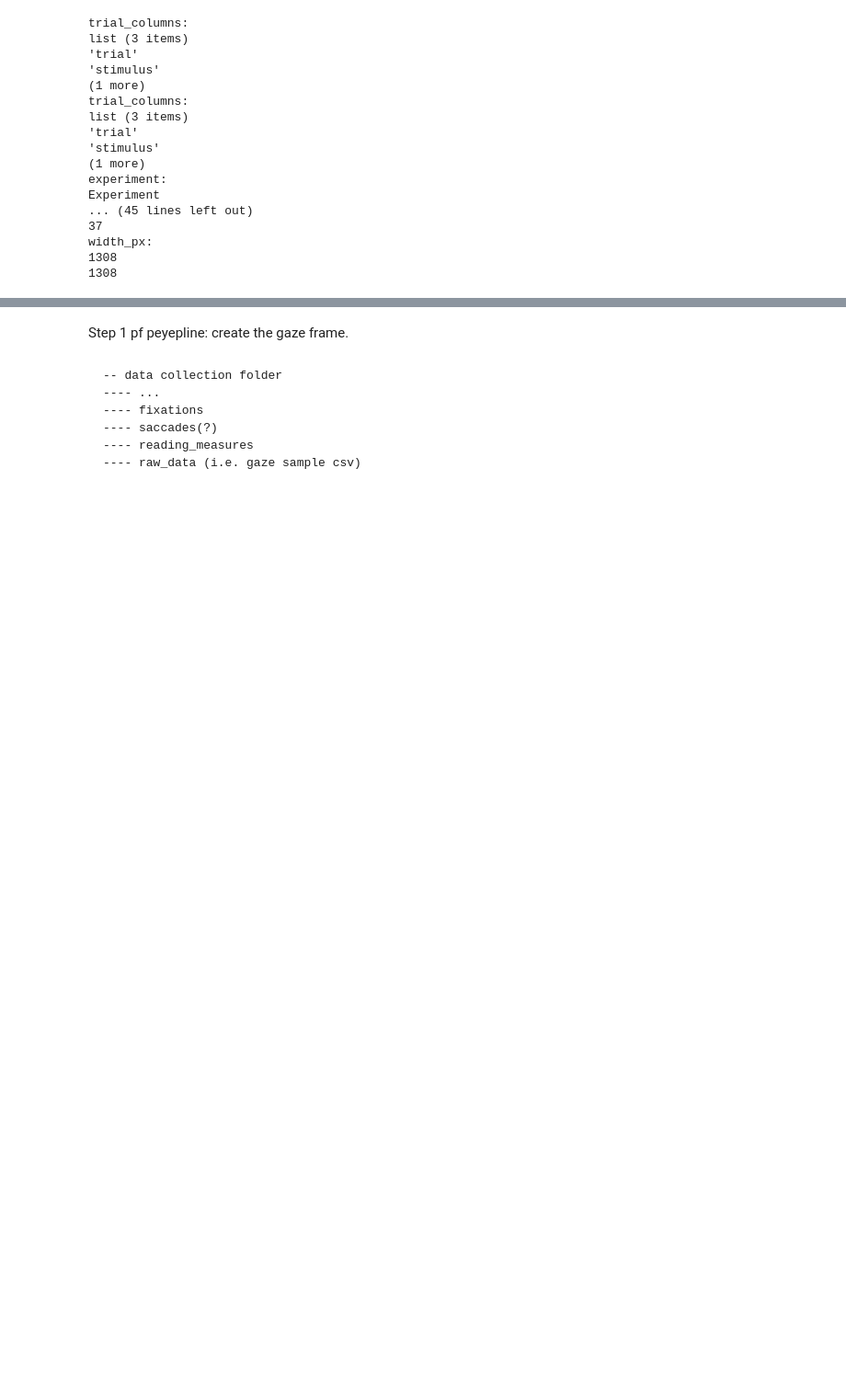
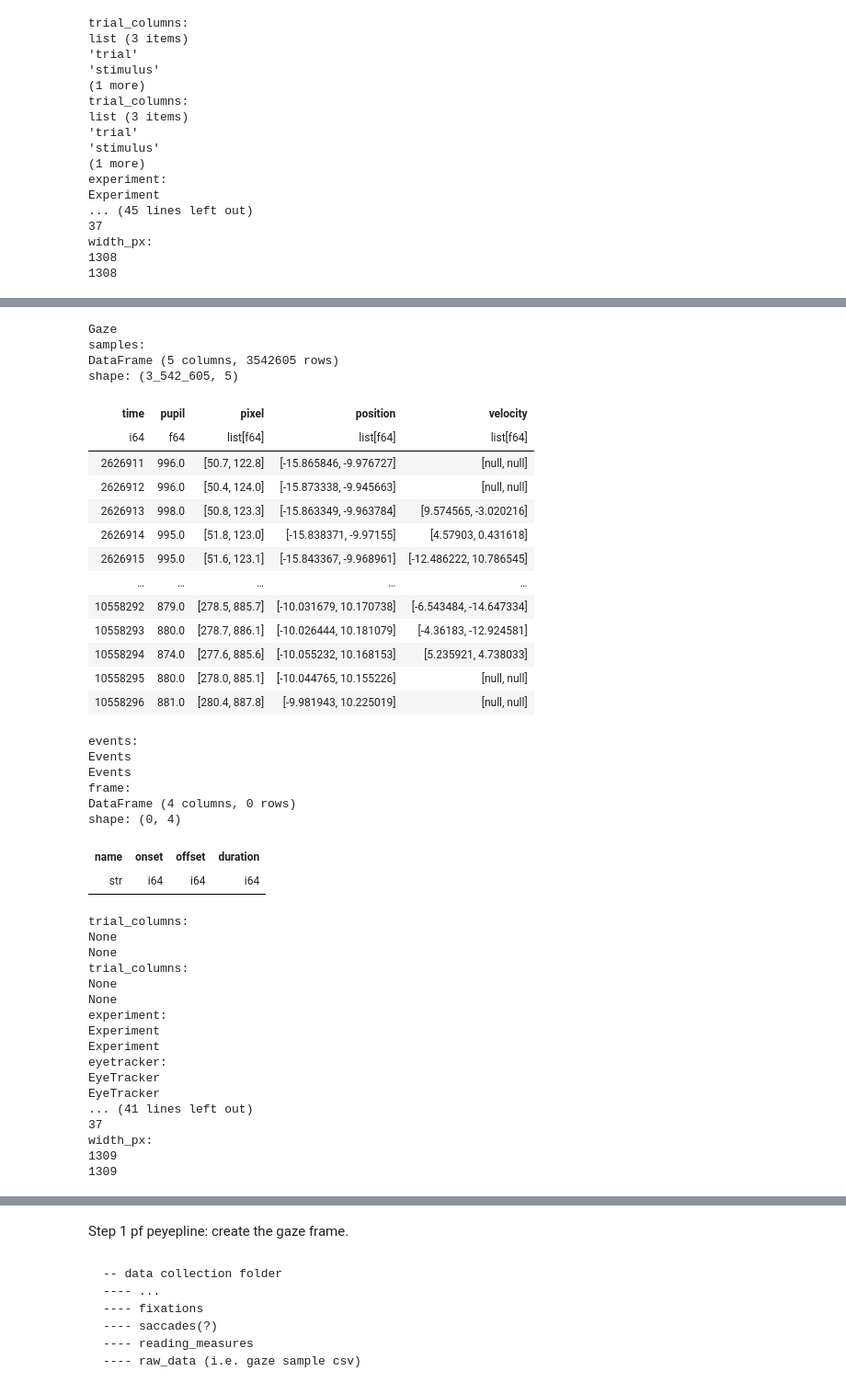
Before and after one commit to MultiplEYE-COST/multipleye-preprocessing, a Jupyter notebook: preprocessing-AS.ipynb, the cells around one changed output, grey strips where cells are left out. Shown at 92% size. Cells and saved outputs as stored; diff of their text form; code cells hidden in the pictures; blank space fills up the shorter version.

Commit message:
created gaze frame from asc; computed fixations

```diff
--- a/preprocessing-AS.ipynb
+++ b/preprocessing-AS.ipynb
@@ -194,0 +133,15 @@ gazeObject
+# %%
+def load_session_gaze(session):
+    gaze = from_asc(
+        file=session['asc_path'],
+        events=True
+    )
+    return gaze
+
+gaze = load_session_gaze(sessions[0])
+
+# Set screen parameters for degrees of visual angle conversion
+# a must-have in order to convert pixels to degrees of visual angle
+gaze.experiment.screen.distance_cm = 60
+gaze.experiment.screen.height_cm = 28
+gaze.experiment.screen.width_cm = 37
@@ -194,0 +208,45 @@ gazeObject
+# %%
+gaze
+# %% [output]
+Gaze
+samples:
+DataFrame (5 columns, 3542605 rows)
+shape: (3_542_605, 5)
+| time | pupil | pixel | position | velocity |
+| i64 | f64 | list[f64] | list[f64] | list[f64] |
+| 2626911 | 996.0 | [50.7, 122.8] | [-15.865846, -9.976727] | [null, null] |
+| 2626912 | 996.0 | [50.4, 124.0] | [-15.873338, -9.945663] | [null, null] |
+| 2626913 | 998.0 | [50.8, 123.3] | [-15.863349, -9.963784] | [9.574565, -3.020216] |
+| 2626914 | 995.0 | [51.8, 123.0] | [-15.838371, -9.97155] | [4.57903, 0.431618] |
+| 2626915 | 995.0 | [51.6, 123.1] | [-15.843367, -9.968961] | [-12.486222, 10.786545] |
+| … | … | … | … | … |
+| 10558292 | 879.0 | [278.5, 885.7] | [-10.031679, 10.170738] | [-6.543484, -14.647334] |
+| 10558293 | 880.0 | [278.7, 886.1] | [-10.026444, 10.181079] | [-4.36183, -12.924581] |
+| 10558294 | 874.0 | [277.6, 885.6] | [-10.055232, 10.168153] | [5.235921, 4.738033] |
+| 10558295 | 880.0 | [278.0, 885.1] | [-10.044765, 10.155226] | [null, null] |
+| 10558296 | 881.0 | [280.4, 887.8] | [-9.981943, 10.225019] | [null, null] |
+events:
+Events
+Events
+frame:
+DataFrame (4 columns, 0 rows)
+shape: (0, 4)
+| name | onset | offset | duration |
+| str | i64 | i64 | i64 |
+trial_columns:
+None
+None
+trial_columns:
+None
+None
+experiment:
+Experiment
+Experiment
+eyetracker:
+EyeTracker
+EyeTracker
+... (41 lines left out)
+37
+width_px:
+1309
+1309
```
Also changed, not shown: parts of 18 cells of this notebook, 1 other file.
